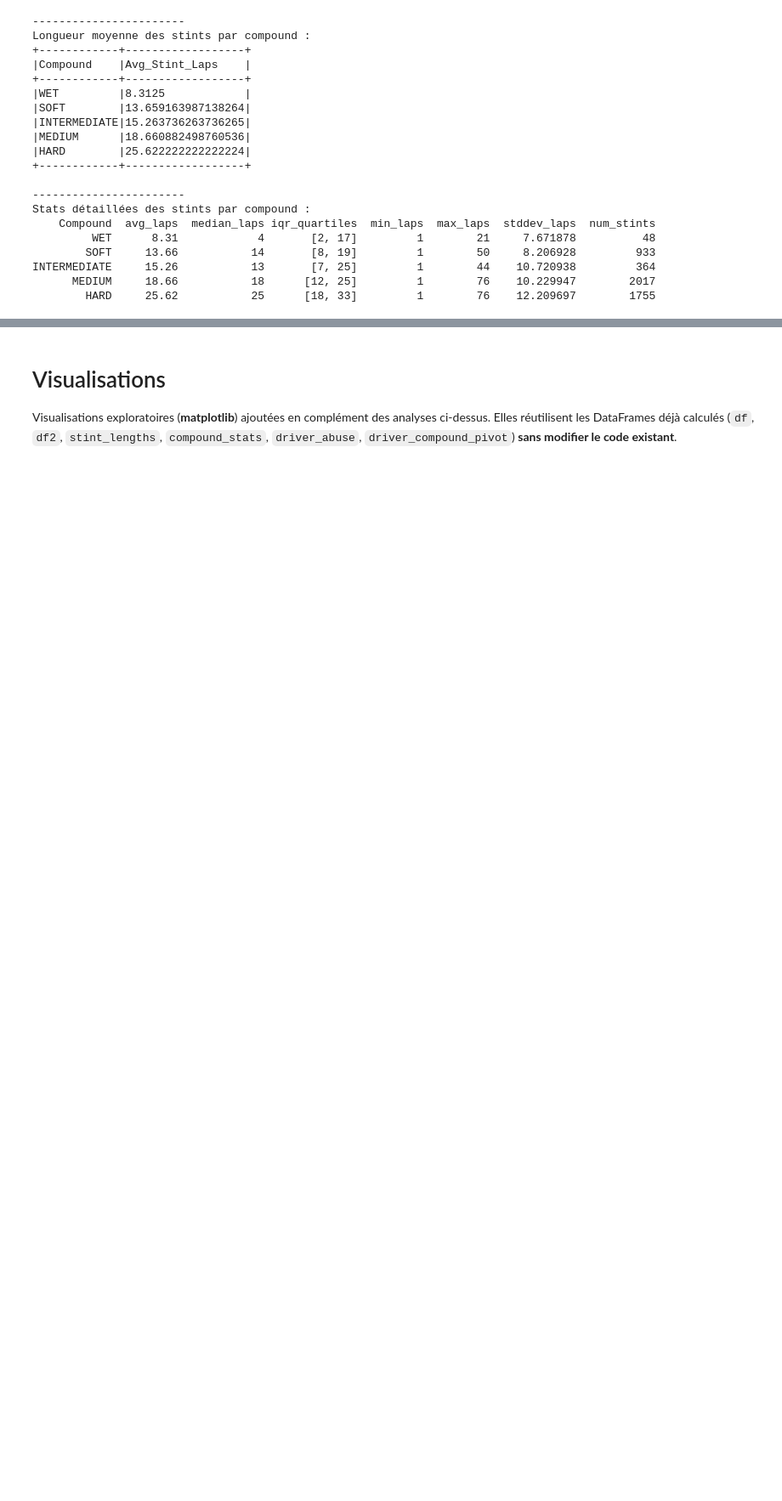
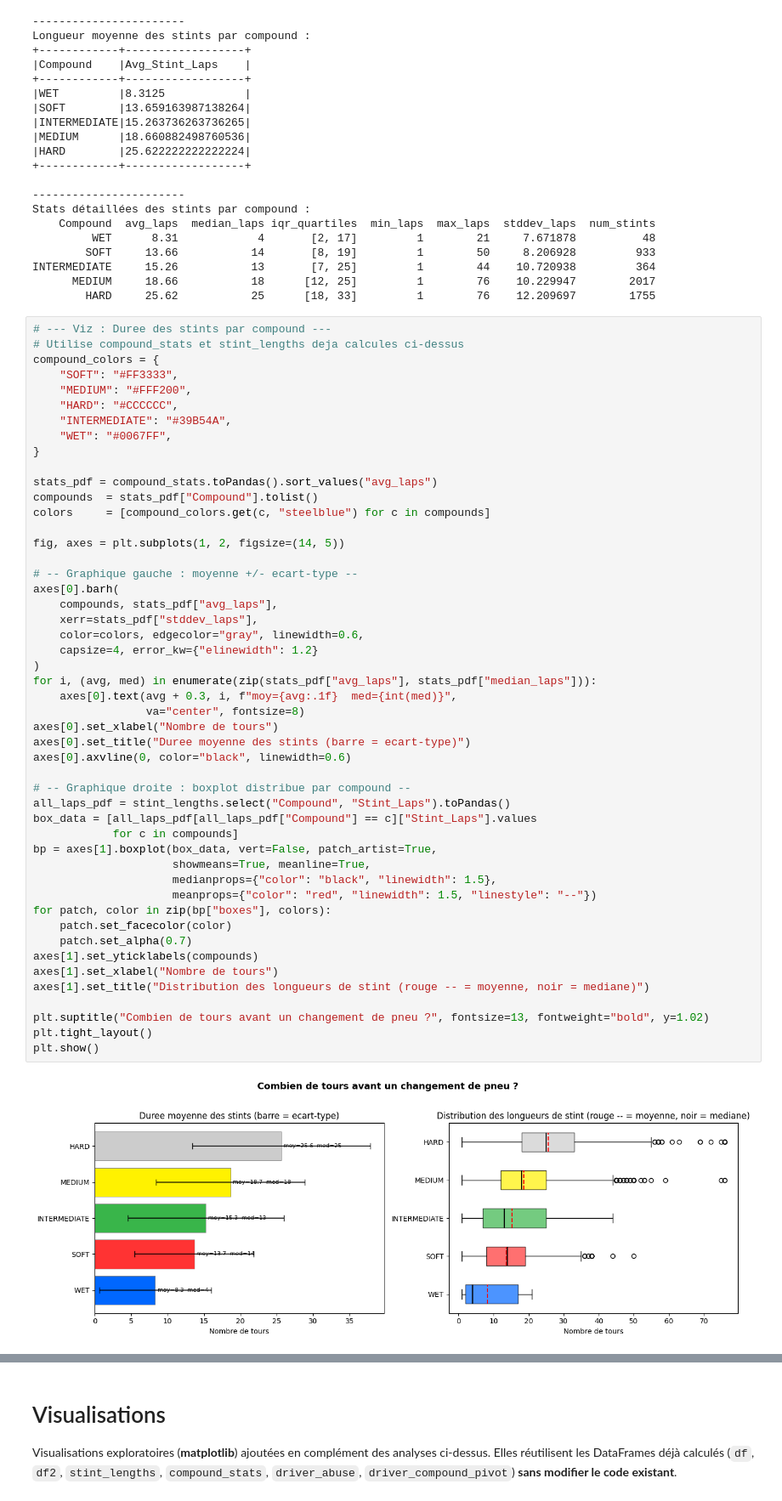
Before and after one commit to NOKIMIMO/snkk-distribue, a Jupyter notebook: spark_analysis.ipynb, the cells around one changed output, grey strips where cells are left out. Shown at 85% size. Saved outputs shown, nothing was run; the diff lists cells and outputs as text; blank space fills up the shorter version.

```diff
--- a/spark_analysis.ipynb
+++ b/spark_analysis.ipynb
@@ -241,6 +276,57 @@ Stats détaillées des stints par compound :
 INTERMEDIATE     15.26           13       [7, 25]         1        44    10.720938         364
       MEDIUM     18.66           18      [12, 25]         1        76    10.229947        2017
         HARD     25.62           25      [18, 33]         1        76    12.209697        1755
+# %%
+# --- Viz : Duree des stints par compound ---
+# Utilise compound_stats et stint_lengths deja calcules ci-dessus
+compound_colors = {
+    "SOFT": "#FF3333",
+    "MEDIUM": "#FFF200",
+    "HARD": "#CCCCCC",
+    "INTERMEDIATE": "#39B54A",
+    "WET": "#0067FF",
+}
+
+stats_pdf = compound_stats.toPandas().sort_values("avg_laps")
+compounds  = stats_pdf["Compound"].tolist()
+colors     = [compound_colors.get(c, "steelblue") for c in compounds]
+
+fig, axes = plt.subplots(1, 2, figsize=(14, 5))
+
+# -- Graphique gauche : moyenne +/- ecart-type --
+axes[0].barh(
+    compounds, stats_pdf["avg_laps"],
+    xerr=stats_pdf["stddev_laps"],
+    color=colors, edgecolor="gray", linewidth=0.6,
+    capsize=4, error_kw={"elinewidth": 1.2}
+)
+for i, (avg, med) in enumerate(zip(stats_pdf["avg_laps"], stats_pdf["median_laps"])):
+    axes[0].text(avg + 0.3, i, f"moy={avg:.1f}  med={int(med)}",
+                 va="center", fontsize=8)
+axes[0].set_xlabel("Nombre de tours")
+axes[0].set_title("Duree moyenne des stints (barre = ecart-type)")
+axes[0].axvline(0, color="black", linewidth=0.6)
+
+# -- Graphique droite : boxplot distribue par compound --
+all_laps_pdf = stint_lengths.select("Compound", "Stint_Laps").toPandas()
+box_data = [all_laps_pdf[all_laps_pdf["Compound"] == c]["Stint_Laps"].values
+            for c in compounds]
+bp = axes[1].boxplot(box_data, vert=False, patch_artist=True,
+                     showmeans=True, meanline=True,
+                     medianprops={"color": "black", "linewidth": 1.5},
+                     meanprops={"color": "red", "linewidth": 1.5, "linestyle": "--"})
+for patch, color in zip(bp["boxes"], colors):
+    patch.set_facecolor(color)
+    patch.set_alpha(0.7)
+axes[1].set_yticklabels(compounds)
+axes[1].set_xlabel("Nombre de tours")
+axes[1].set_title("Distribution des longueurs de stint (rouge -- = moyenne, noir = mediane)")
+
+plt.suptitle("Combien de tours avant un changement de pneu ?", fontsize=13, fontweight="bold", y=1.02)
+plt.tight_layout()
+plt.show()
+# %% [output]
+[figure, added]
 # %%
 # voir pour chaque Pilote, qui malméne le mieux ses pneus
 # (en moyenne, qui a le delta lap time le plus élevé avec le tour précédent)
```
Also changed, not shown: parts of 2 cells of this notebook, 6 other files.
